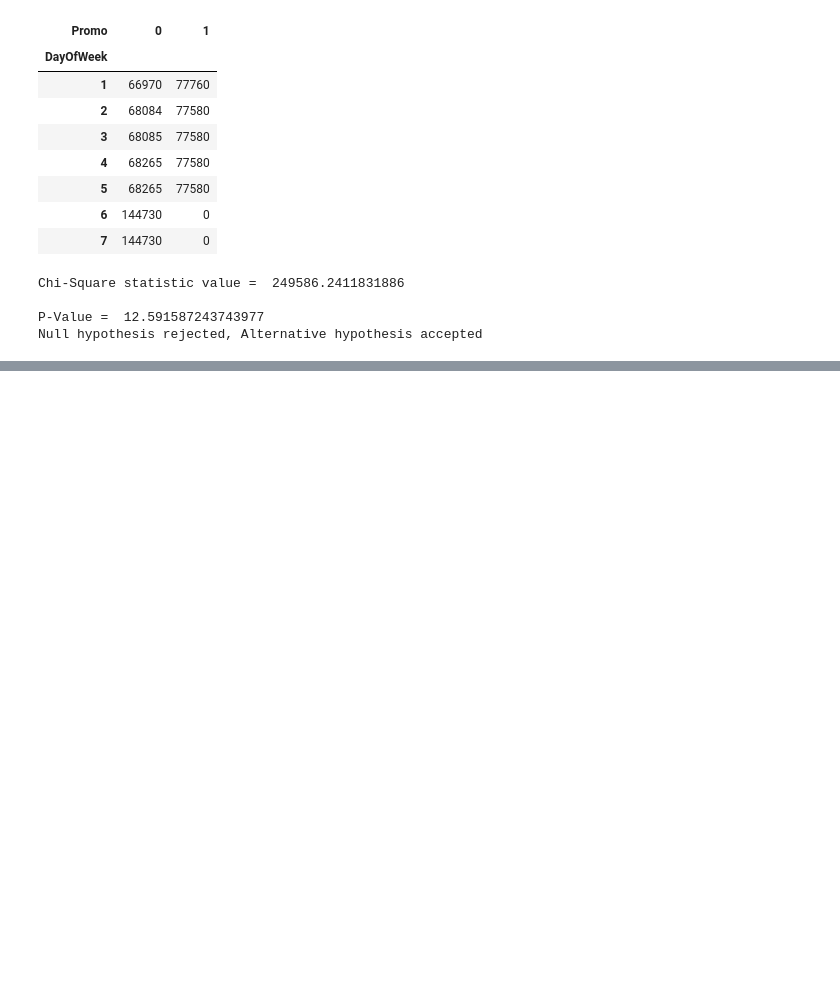
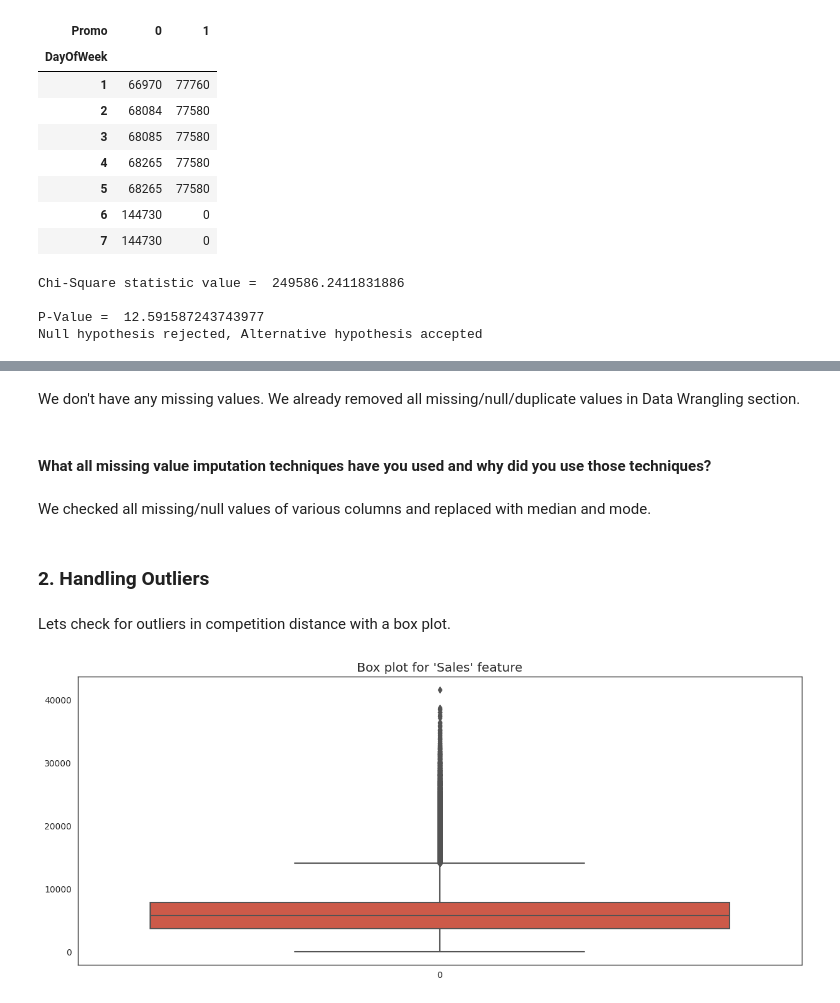
Before and after one commit to anirudhawagh/Sales-Prediction-Retail-Chain-Rossmann-through-Regression-based-Machine-Learning-Initiative, a Jupyter notebook: Retail_Sales_Prediction_By_Aniruddha.ipynb, the cells around one changed output, grey strips where cells are left out. Cells and saved outputs as stored; diff of their text form; code cells hidden in the pictures; blank space fills up the shorter version.

```diff
--- a/Retail_Sales_Prediction_By_Aniruddha.ipynb
+++ b/Retail_Sales_Prediction_By_Aniruddha.ipynb
@@ -393,0 +458,9 @@ Skewness of CompetitionDistance: 2.93
+# %%
+#filling the missing values with mode
+store_df['CompetitionOpenSinceMonth'].fillna(value = store_df['CompetitionOpenSinceMonth'].mode()[0], inplace = True)
+store_df['CompetitionOpenSinceYear'].fillna(value = store_df['CompetitionOpenSinceYear'].mode()[0], inplace = True)
+# %%
+# filling the missing values with value 0 (Promo2SinceWeek, Promo2SinceYear and PromoInterval feature)
+store_df["Promo2SinceWeek"].fillna(value = 0, inplace=True)
+store_df["Promo2SinceYear"].fillna(value = 0, inplace=True)
+store_df["PromoInterval"].fillna(value = 0, inplace=True)
@@ -1199,0 +1367,18 @@ Null hypothesis rejected, Alternative hypothesis accepted
+# %% [markdown]
+We don't have any missing values. We already removed all missing/null/duplicate values in Data Wrangling section.
+# %% [markdown]
+#### What all missing value imputation techniques have you used and why did you use those techniques?
+# %% [markdown]
+We checked all missing/null values of various columns and replaced with median and mode.
+# %% [markdown]
+### 2. Handling Outliers
+# %% [markdown]
+Lets check for outliers in competition distance with a box plot.
+# %%
+#plotting box plot for Sales column to check outliers
+plt.figure(figsize=(15,6))
+sns.boxplot(df["Sales"]);
+plt.title("Box plot for 'Sales' feature")
+plt.show()
+# %% [output]
+[figure, added]
```
Also changed, not shown: parts of 36 cells of this notebook.
